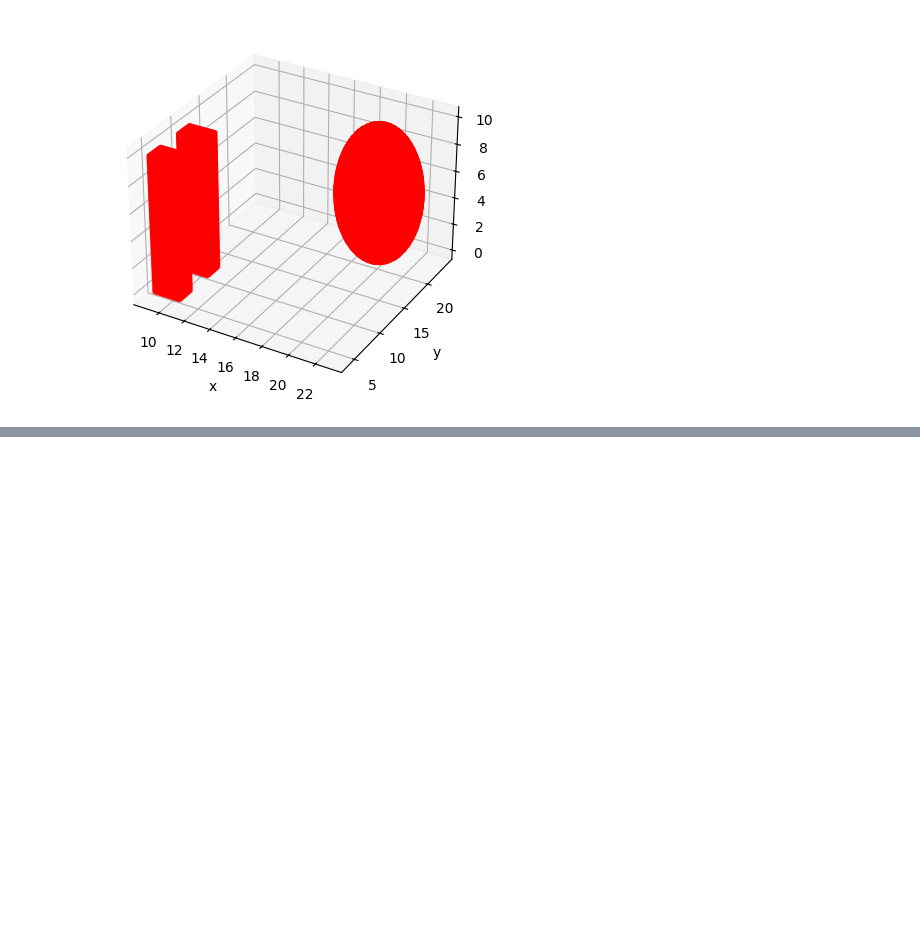
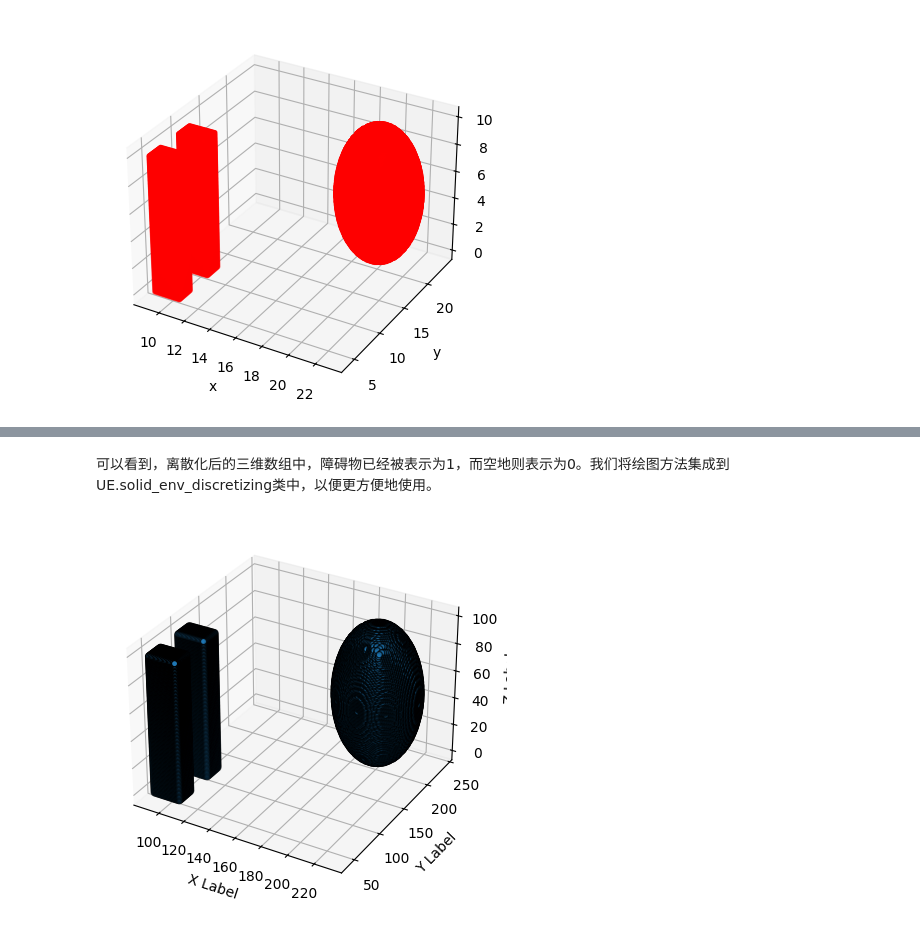
Before and after one commit to sswun/Design-of-Simple-Python-UAV-Env, a Jupyter notebook: tasks_design/task2_SUAV_envDesign.ipynb, the cells around one changed output, grey strips where cells are left out. Cells and saved outputs as stored; diff of their text form; code cells hidden in the pictures; blank space fills up the shorter version.

```diff
--- a/tasks_design/task2_SUAV_envDesign.ipynb
+++ b/tasks_design/task2_SUAV_envDesign.ipynb
@@ -29,0 +68,6 @@ env.show_solid_env()
+# %% [markdown]
+可以看到，离散化后的三维数组中，障碍物已经被表示为1，而空地则表示为0。我们将绘图方法集成到UE.solid_env_discretizing类中，以便更方便地使用。
+# %%
+env_discretizing.show_discretized_env()
+# %% [output]
+[figure, added]
```
Also changed, not shown: parts of 6 cells of this notebook.
